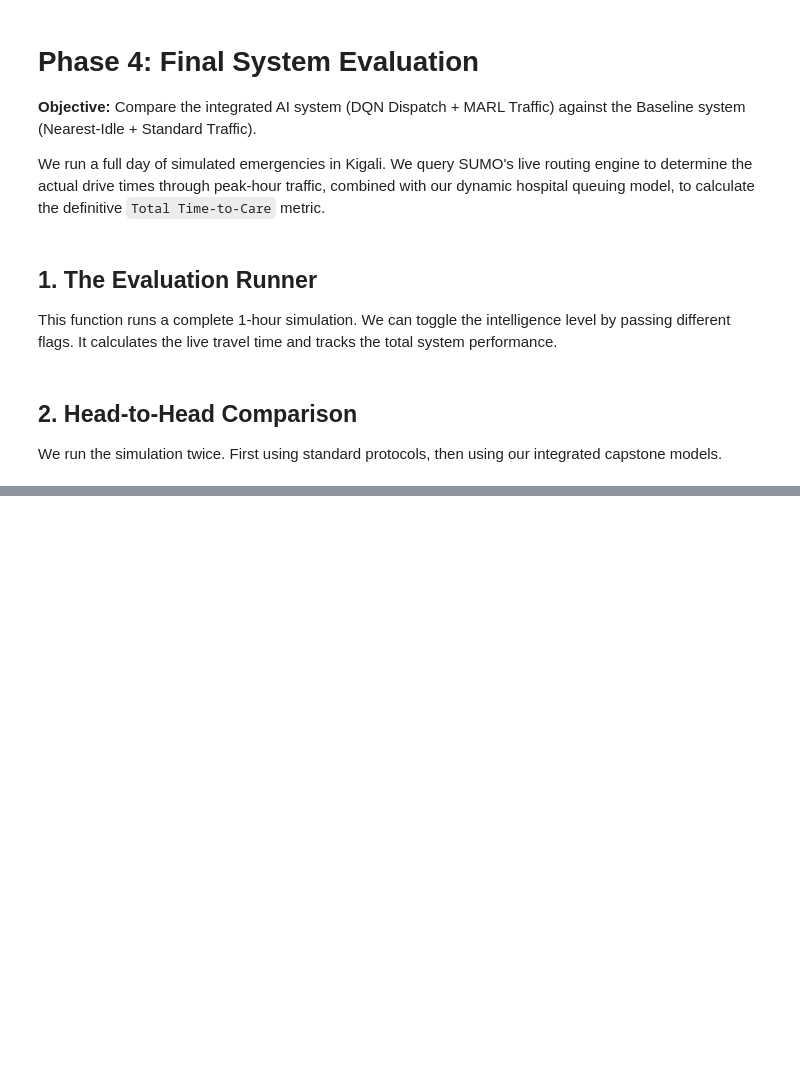
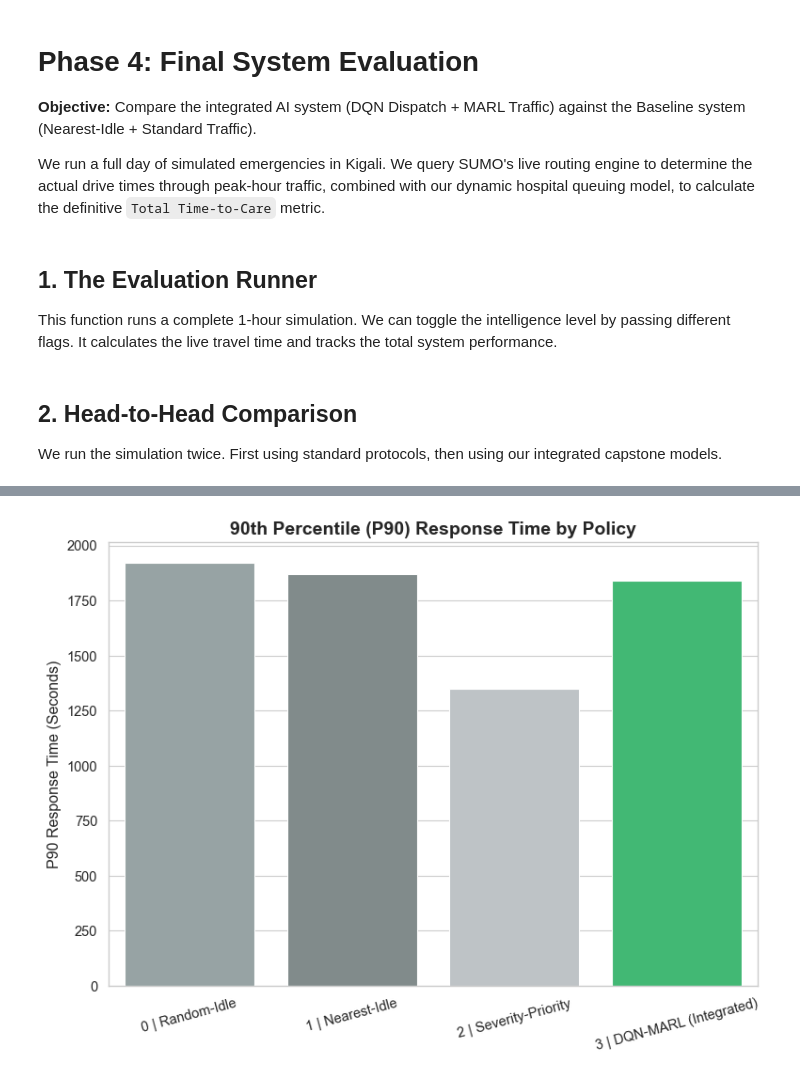
Before and after one commit to Christianib003/kigali-ems-pipeline-optimization, a Jupyter notebook: notebooks/05_evaluate_system.ipynb, the cells around one changed output, grey strips where cells are left out. Saved outputs shown, nothing was run; the diff lists cells and outputs as text; code cells hidden in the pictures; blank space fills up the shorter version.

```diff
--- a/notebooks/05_evaluate_system.ipynb
+++ b/notebooks/05_evaluate_system.ipynb
@@ -24,7 +24,7 @@ logging.basicConfig(level=logging.INFO, format='%(asctime)s - %(message)s')
 
 net_path = Path("../data/processed/kigali_connected.net.xml")
 route_path = Path("../data/processed/kigali_connected_traffic.rou.xml")
-incidents_path = Path("../data/processed/incidents_seed42.json")
+incidents_path = Path("../data/processed/incidents_high_stress.json")
 dqn_model_path = Path("../models/dqn_dispatch_v1.pt")
 
 net = sumolib.net.readNet(str(net_path))
@@ -256,8 +264,15 @@ def evaluate_system(policy_name, dispatch_mode="DQN", use_ai_traffic=False):
 We run the simulation twice. First using standard protocols, then using our integrated capstone models.
 # %%
 import warnings
+import pandas as pd
+import numpy as np
+import matplotlib.pyplot as plt
+import seaborn as sns
+
 warnings.filterwarnings('ignore')
+sns.set_theme(style="whitegrid", context="paper", font_scale=1.2)
 
+# 1. DEFINE POLICIES TO RUN
 policies_to_run = [
     {"name": "0 | Random-Idle", "mode": "Random-Idle", "ai_traffic": False},
     {"name": "1 | Nearest-Idle", "mode": "Nearest-Idle", "ai_traffic": False},
@@ -266,12 +281,13 @@ policies_to_run = [
 ]
 
 all_summaries = []
-ai_telemetry = None
+all_telemetry = {}
 
 print("========================================================================")
-print("COMMENCING FULL CAPSTONE BENCHMARK RUN (This will take a few minutes...)")
+print("COMMENCING FULL CAPSTONE BENCHMARK RUN & VISUALIZATION SUITE")
 print("========================================================================")
 
+# 2. EXECUTE THE SIMULATIONS
 for config in policies_to_run:
     print(f"Executing Policy: {config['name']}...")
     summary, telemetry = evaluate_system(
@@ -280,26 +296,20 @@ for config in policies_to_run:
         use_ai_traffic=config['ai_traffic']
     )
     all_summaries.append(summary)
-
-    # Save the telemetry from the AI run specifically to display the detailed logs
-    if config['mode'] == "DQN":
-        ai_telemetry = telemetry
+    all_telemetry[config['name']] = telemetry
 
 benchmark_df = pd.DataFrame(all_summaries)
 
+# 3. PRINT STANDARD DATA TABLES
 print("\n========================================================================")
 print("FINAL BENCHMARK SUMMARY (ALL POLICIES)")
 print("========================================================================")
 display(benchmark_df)
 
-if ai_telemetry:
+ai_name = "3 | DQN-MARL (Integrated)"
+if ai_name in all_telemetry:
     print("\n========================================================================")
     print("AI TELEMETRY: INCIDENT LIFECYCLE (First 15 Logs)")
     print("========================================================================")
-    display(ai_telemetry.get_incident_df().head(15))
-
-    print("\n========================================================================")
-    print("AI TELEMETRY: AMBULANCE STATUS OVER TIME (First 15 Logs)")
-    print("========================================================================")
-    display(ai_telemetry.get_ambulance_df().head(15))
+    display(all_telemetry[ai_name].get_incident_df().head(15))
 # %% [output]
@@ -392,0 +462,15 @@ FINAL BENCHMARK SUMMARY (ALL POLICIES)
+# %%
+colors = ['#95a5a6', '#7f8c8d', '#bdc3c7', '#2ecc71']
+plt.figure(figsize=(8, 6))
+sns.barplot(data=benchmark_df, x='policy', y='rt_p90_s', palette=colors)
+
+plt.title('90th Percentile (P90) Response Time by Policy', fontsize=14, fontweight='bold')
+plt.ylabel('P90 Response Time (Seconds)')
+plt.xlabel('')
+plt.xticks(rotation=15)
+
+plt.tight_layout()
+# plt.savefig('chart_2_p90_rt.pdf', format='pdf', bbox_inches='tight')
+plt.show()
+# %% [output]
+[figure, added]
```
Also changed, not shown: parts of 7 cells of this notebook, 3 other files.
